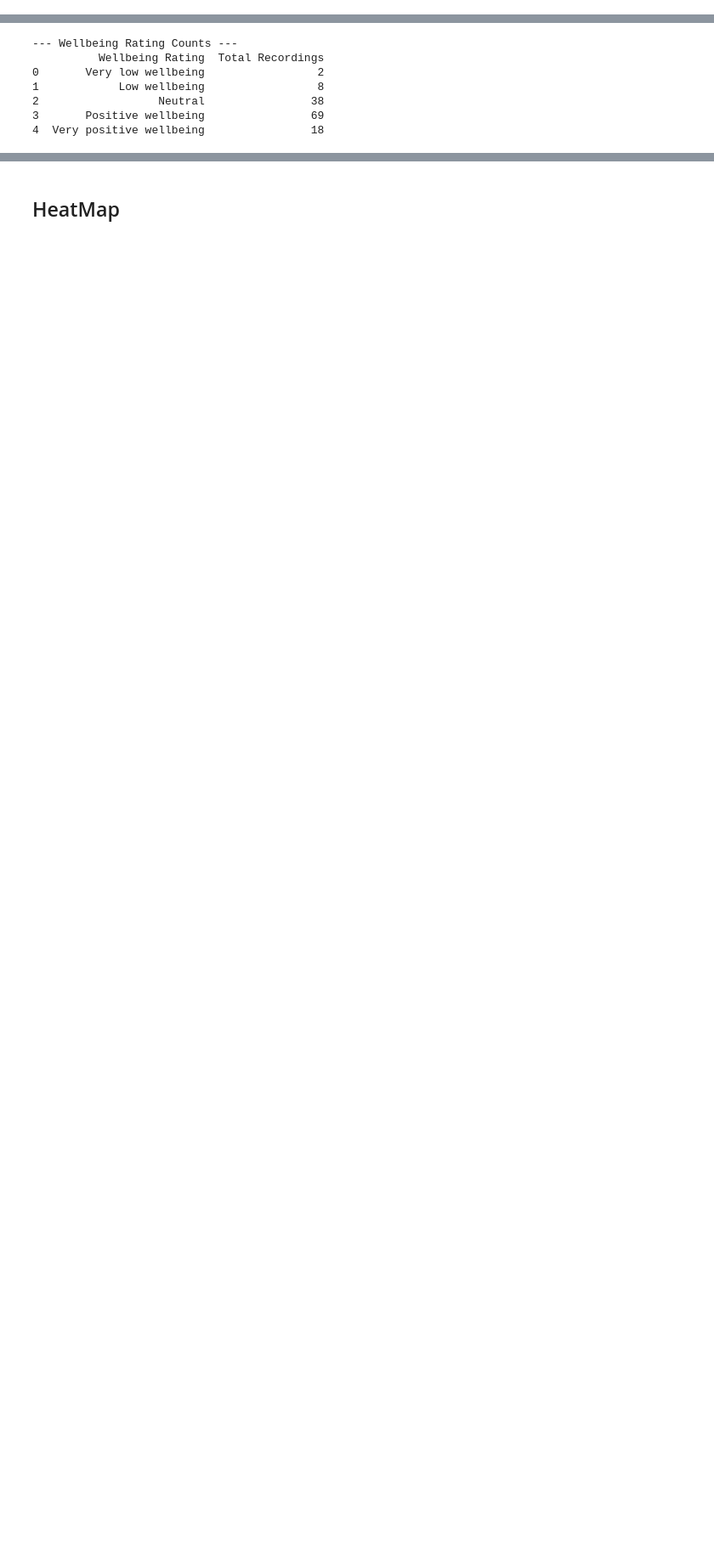
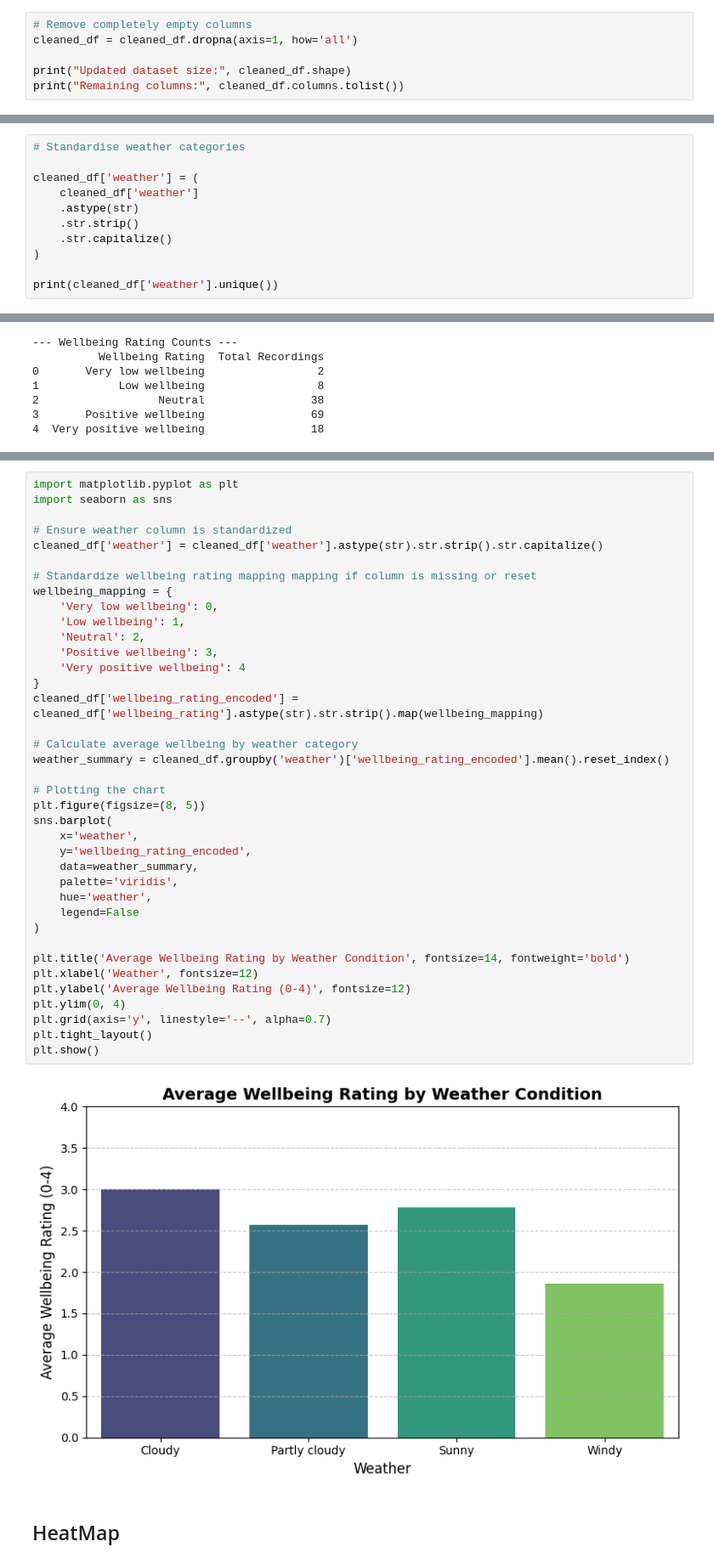
Before and after one commit to OisinStapleton/ml-campus_data-project-colab, a Jupyter notebook: MiniProjectOS.ipynb, the cells around one changed output, grey strips where cells are left out. Shown at 85% size. Saved outputs shown, nothing was run; the diff lists cells and outputs as text; blank space fills up the shorter version.

Commit message:
Reviewed and altered cleaning. Added comments for understanding. Updated graphs.

```diff
--- a/MiniProjectOS.ipynb
+++ b/MiniProjectOS.ipynb
@@ -62,0 +182,6 @@ Cleaned rows: 135
+# %%
+# Remove completely empty columns
+cleaned_df = cleaned_df.dropna(axis=1, how='all')
+
+print("Updated dataset size:", cleaned_df.shape)
+print("Remaining columns:", cleaned_df.columns.tolist())
@@ -62,0 +290,11 @@ Cleaned rows: 135
+# %%
+# Standardise weather categories
+
+cleaned_df['weather'] = (
+    cleaned_df['weather']
+    .astype(str)
+    .str.strip()
+    .str.capitalize()
+)
+
+print(cleaned_df['weather'].unique())
@@ -378,3 +577,43 @@ plt.show()
+# %%
+import matplotlib.pyplot as plt
+import seaborn as sns
+
+# Ensure weather column is standardized
+cleaned_df['weather'] = cleaned_df['weather'].astype(str).str.strip().str.capitalize()
+
+# Standardize wellbeing rating mapping mapping if column is missing or reset
+wellbeing_mapping = {
+    'Very low wellbeing': 0,
+    'Low wellbeing': 1,
+    'Neutral': 2,
+    'Positive wellbeing': 3,
+    'Very positive wellbeing': 4
+}
+cleaned_df['wellbeing_rating_encoded'] = cleaned_df['wellbeing_rating'].astype(str).str.strip().map(wellbeing_mapping)
+
+# Calculate average wellbeing by weather category
+weather_summary = cleaned_df.groupby('weather')['wellbeing_rating_encoded'].mean().reset_index()
+
+# Plotting the chart
+plt.figure(figsize=(8, 5))
+sns.barplot(
+    x='weather',
+    y='wellbeing_rating_encoded',
+    data=weather_summary,
+    palette='viridis',
+    hue='weather',
+    legend=False
+)
+
+plt.title('Average Wellbeing Rating by Weather Condition', fontsize=14, fontweight='bold')
+plt.xlabel('Weather', fontsize=12)
+plt.ylabel('Average Wellbeing Rating (0-4)', fontsize=12)
+plt.ylim(0, 4)
+plt.grid(axis='y', linestyle='--', alpha=0.7)
+plt.tight_layout()
+plt.show()
+# %% [output]
+[figure, added]
 # %% [markdown]
 ## HeatMap
 # %%
```
Also changed, not shown: parts of 34 cells of this notebook.
